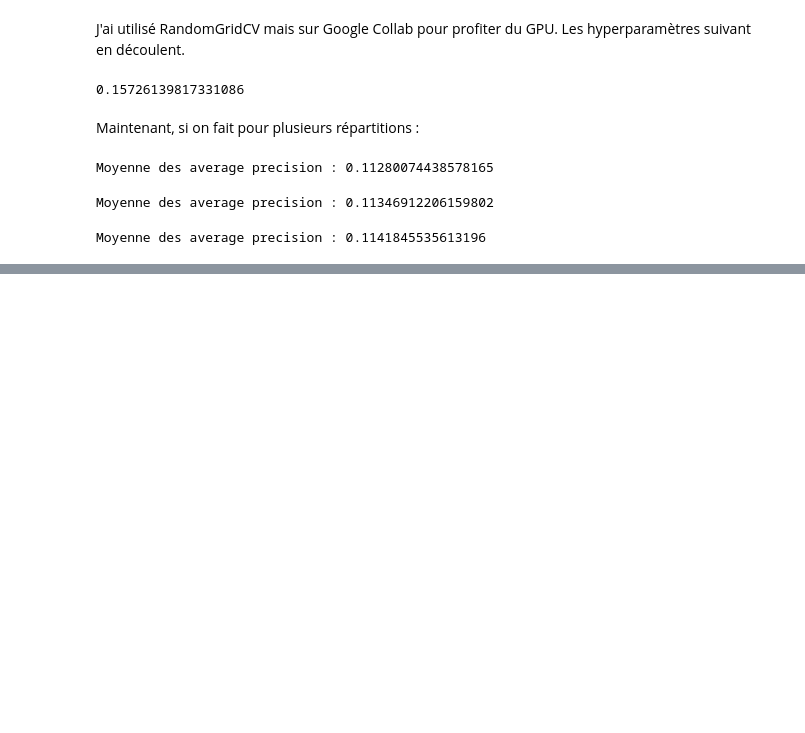
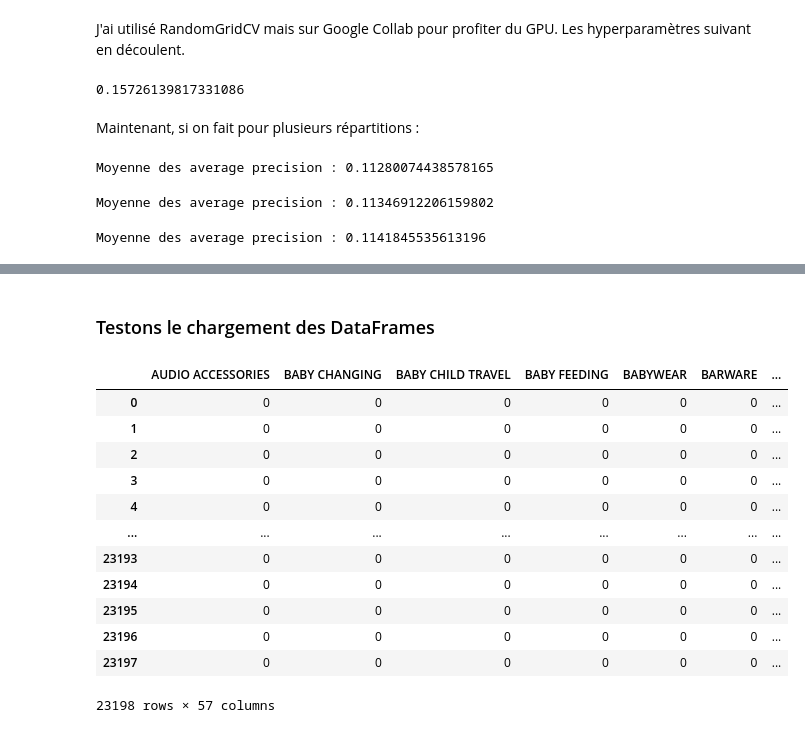
Before and after one commit to yannasyr/TPE2023-FraudDetection, a Jupyter notebook: categANDmarques.ipynb, the cells around one changed output, grey strips where cells are left out. Cells and saved outputs as stored; diff of their text form; code cells hidden in the pictures; blank space fills up the shorter version.

```diff
--- a/categANDmarques.ipynb
+++ b/categANDmarques.ipynb
@@ -259,0 +326,21 @@ Moyenne des average precision : 0.1141845535613196
+# %% [markdown]
+### Testons le chargement des DataFrames
+# %%
+df_train = pd.read_csv("data/X_train_BNP_simplif.csv", delimiter = ',', encoding='latin1', index_col=0)
+df_test = pd.read_csv("data/X_test_BNP_simplif.csv", delimiter = ',', encoding='latin1', index_col=0)
+# %%
+df_test
+# %% [output]
+|  | AUDIO ACCESSORIES | BABY CHANGING | BABY CHILD TRAVEL | BABY FEEDING | BABYWEAR | BARWARE | ... |
+| 0 | 0 | 0 | 0 | 0 | 0 | 0 | ... |
+| 1 | 0 | 0 | 0 | 0 | 0 | 0 | ... |
+| 2 | 0 | 0 | 0 | 0 | 0 | 0 | ... |
+| 3 | 0 | 0 | 0 | 0 | 0 | 0 | ... |
+| 4 | 0 | 0 | 0 | 0 | 0 | 0 | ... |
+| ... | ... | ... | ... | ... | ... | ... | ... |
+| 23193 | 0 | 0 | 0 | 0 | 0 | 0 | ... |
+| 23194 | 0 | 0 | 0 | 0 | 0 | 0 | ... |
+| 23195 | 0 | 0 | 0 | 0 | 0 | 0 | ... |
+| 23196 | 0 | 0 | 0 | 0 | 0 | 0 | ... |
+| 23197 | 0 | 0 | 0 | 0 | 0 | 0 | ... |
+23198 rows × 57 columns
```
Also changed, not shown: parts of 17 cells of this notebook.
